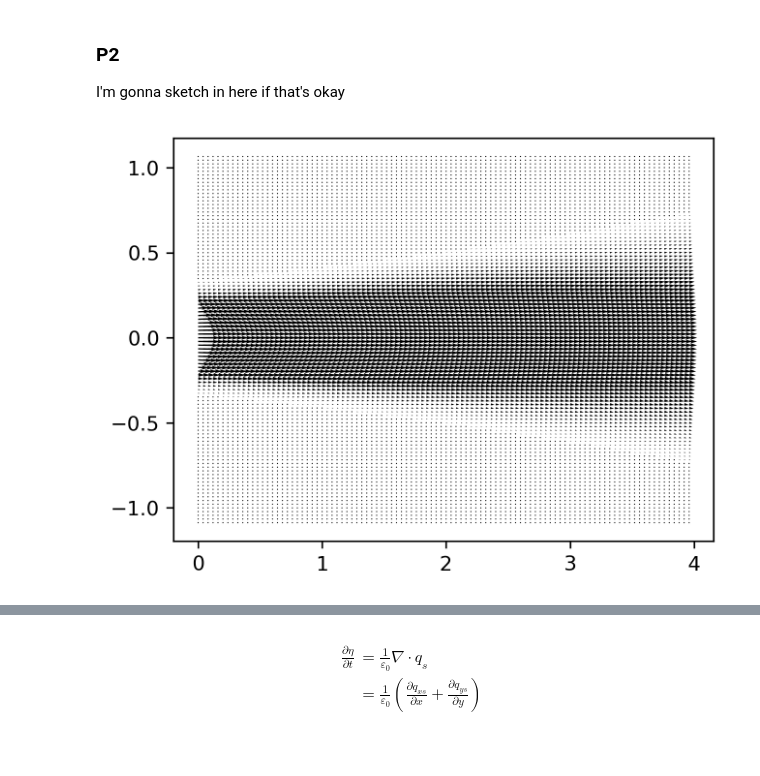
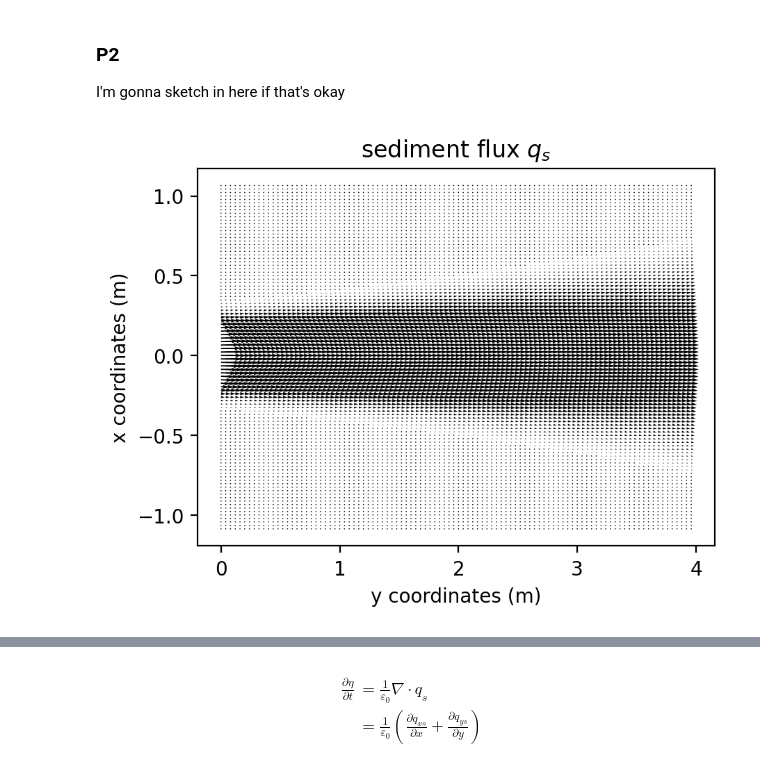
Before and after one commit to isamarcortes/Depositional_Mechanics, a Jupyter notebook: PS1.ipynb, the cells around one changed output, grey strips where cells are left out. Saved outputs shown, nothing was run; the diff lists cells and outputs as text; code cells hidden in the pictures.

```diff
--- a/PS1.ipynb
+++ b/PS1.ipynb
@@ -71,17 +99,14 @@ tdelta=[0.05,0.1,0.15]
 # %%
 #clear figures
 plt.cla(); plt.clf();
-#setup
-n=[];
 plt.style.use("dark_background");
-fig, ax= plt.subplots(figsize=[4.8, 3.6],dpi=300);
+fig, ax= plt.subplots(figsize=[4.8, 3.6],dpi=200);
 # initial conditions plot
-n.append(b*np.sin(k*x));
 ax.plot(x,n[0],label="t=0");
 # different time delta plots
 for i in range(len(tdelta)):
     n.append( b*np.sin(k*x)-tdelta[i]*(a*b*k/eps)*np.cos(k*x) );
-    ax.plot(x,n[i+1],label="$\Delta t=$"+str(tdelta[i]));
+    ax.plot(x,n[i+1],label="$\Delta t=$"+str(tdelta[i])+" hrs");
 # style of the plot
 ax.set_xlabel("location (m)");
 ax.set_ylabel("bed elevation (m)");
@@ -182,0 +178,15 @@ plt.show();
+# %%
+plt.style.use("dark_background");
+fig, ax= plt.subplots(figsize=[4.8, 3.6],dpi=200);
+# initial conditions plot
+ax.plot(x,n[0],label="t=0");
+# different time delta plots
+for i in range(len(tdelta)):
+    n.append( b*np.sin(k*(x))-tdelta[i]*(a*b*k/eps)*np.cos(k*(x-l)) );
+    ax.plot(x,n[i+1],label="$\Delta t=$"+str(tdelta[i]));
+# style of the plot
+ax.set_xlabel("location (m)");
+ax.set_ylabel("bed elevation (m)");
+ax.legend();
+ax.grid(True);
+plt.show();
@@ -191,30 +203,34 @@ import math;
 # %%
 #Space parameters
 L=4; xdelta=L/100; ydelta=0.1*L*math.exp(1)/50;
 xrange=np.arange(0,L,xdelta);
 yrange=np.arange(-0.1*L*math.exp(1),0.1*L*math.exp(1),ydelta);
 omega=0.1*L*np.exp(xrange/L);
 #grid
 x,y=np.meshgrid(xrange, yrange);
 #flux parameters
 q0=0.2;
 qx=x*0;
 qy=y*0;
 #defining the flow
 for i in range(len(xrange)):
     for j in range(len(yrange)):
         # qx and qy are only defined inside the region -omega(x)<y<omega(x)
         if (-omega[i]<y[j,i])and(y[j,i]<omega[i]):
             qx[j,i]=q0*math.exp(-(x[j,i]/L))*math.exp(-(2*y[j,i]/omega[i] )**2);
             qy[j,i]=0.1*q0*math.exp(-(2*y[j,i]/omega[i] )**2)*math.sin(math.pi*y[j,i]/(2*omega[i]));
 
 #Sketch the vector field
 plt.quiver(x,y,qx,qy,scale=5);
-fig = plt.gcf()
-fig.set_dpi(300)
-fig.set_size_inches([4.8,3.6])
-plt.show()
+fig = plt.gcf();
+fig.set_dpi(200);
+fig.set_size_inches([4.8,3.6]);
+ax=plt.gca();
+ax.set_xlabel("y coordinates (m)");
+ax.set_ylabel("x coordinates (m)");
+ax.set_title("sediment flux $q_s$")
+plt.show();
 # %% [output]
-[figure, old version]
+[figure, new version]
 # %% [markdown]
 #### 2.1
```
Also changed, not shown: parts of 29 cells of this notebook.
